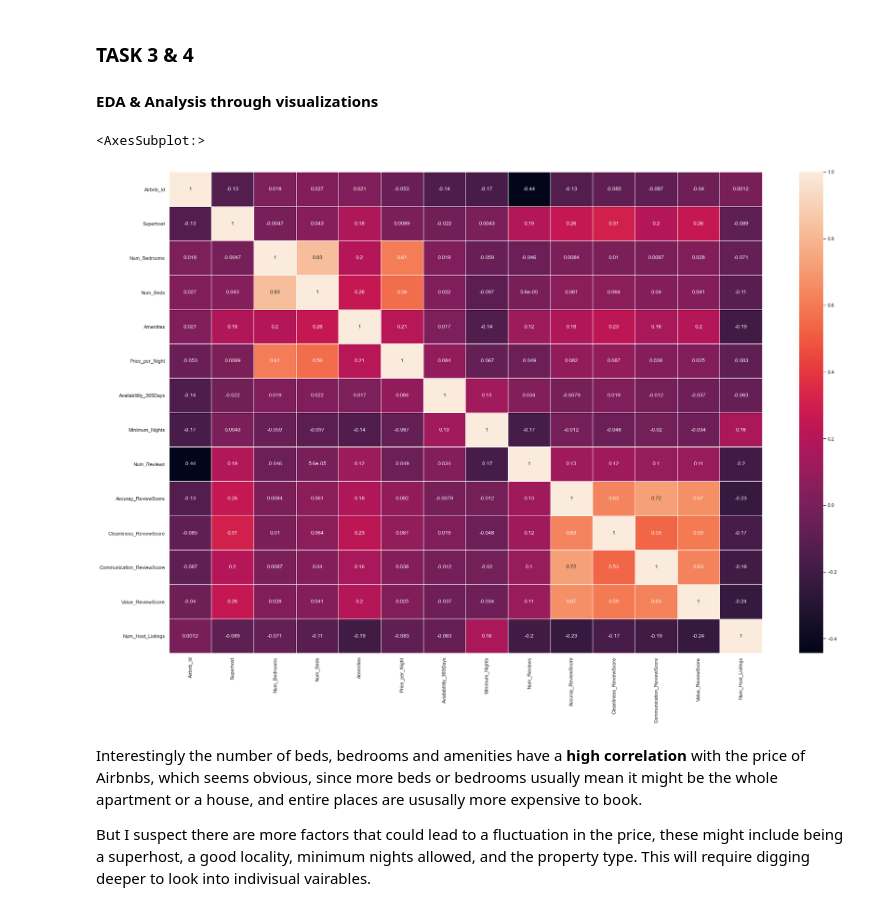
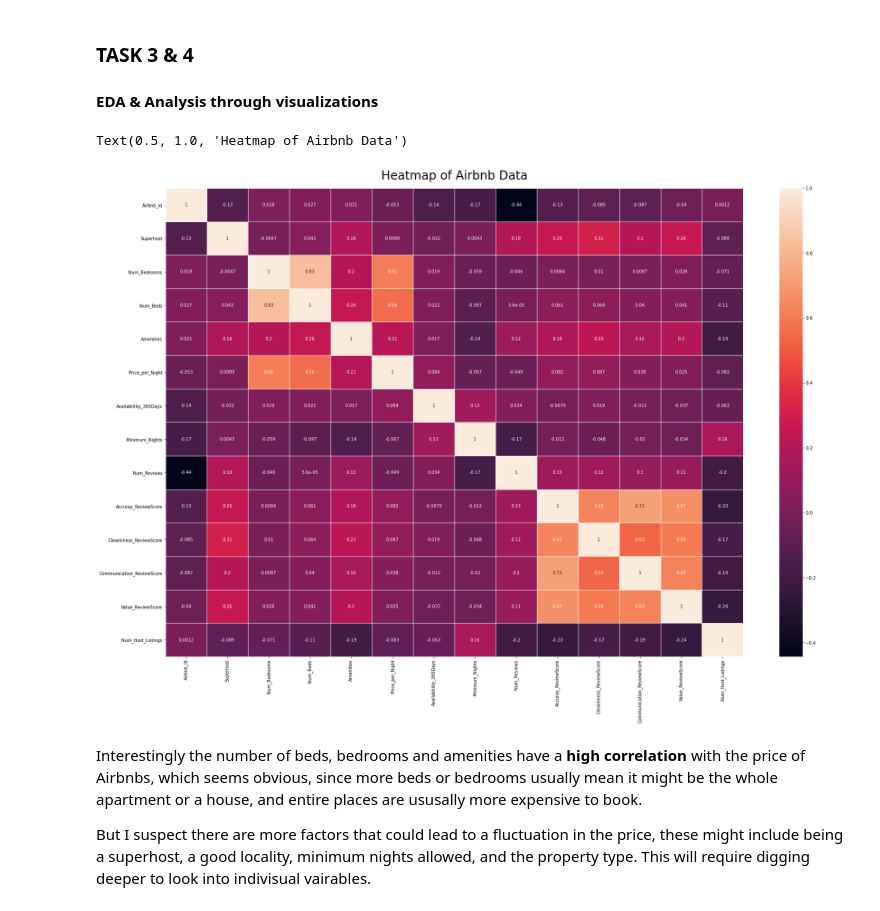
Before and after one commit to data301-2021-summer2/project-group8-project, a Jupyter notebook: analysis/Ahmad Jamal/milestone2.ipynb, the cells around one changed output. Saved outputs shown, nothing was run; the diff lists cells and outputs as text; code cells hidden in the pictures.

```diff
--- a/analysis/Ahmad Jamal/milestone2.ipynb
+++ b/analysis/Ahmad Jamal/milestone2.ipynb
@@ -33,32 +33,33 @@ df
 # %%
 # EDA
 
 # Trying to understand meta-information about my data
 
 df.shape
 
 df.head()
 
 # I checked the statistical data for all the columns and nothing stands out as mistyping or an error, data seems clean
 df.describe()
 
 # Just trying to understand how many different unique neighbourhoods and response times can be for further analyisis later
 len(df.Neighbourhood.unique())
 
 len(df.Amenities.unique())
 
 df.Host_ResponseTime.unique()
 
 df.columns
 
 # Plotting a correlation plot to see relation between all the different variables
+f, ax = plt.subplots()
+plt.rcParams['figure.figsize']=(30,15)
 
-sns.set(rc={'figure.figsize':(30,20)})
 corr = df.corr()
-sns.heatmap(corr, xticklabels=corr.columns, yticklabels=corr.columns, annot=True, linewidths=.5)
+sns.heatmap(corr, xticklabels=corr.columns, yticklabels=corr.columns, annot=True, linewidths=.5).set_title("Heatmap of Airbnb Data", fontsize="28", pad="20")
 # %% [output]
-<AxesSubplot:>
+Text(0.5, 1.0, 'Heatmap of Airbnb Data')
-[figure, old version]
+[figure, new version]
 # %% [markdown]
 Interestingly the number of beds, bedrooms and amenities have a **high correlation** with the price of Airbnbs, which seems obvious, since more beds or bedrooms usually mean it might be the whole apartment or a house, and entire places are ususally more expensive to book.
 
```
Also changed, not shown: parts of 8 cells of this notebook.
